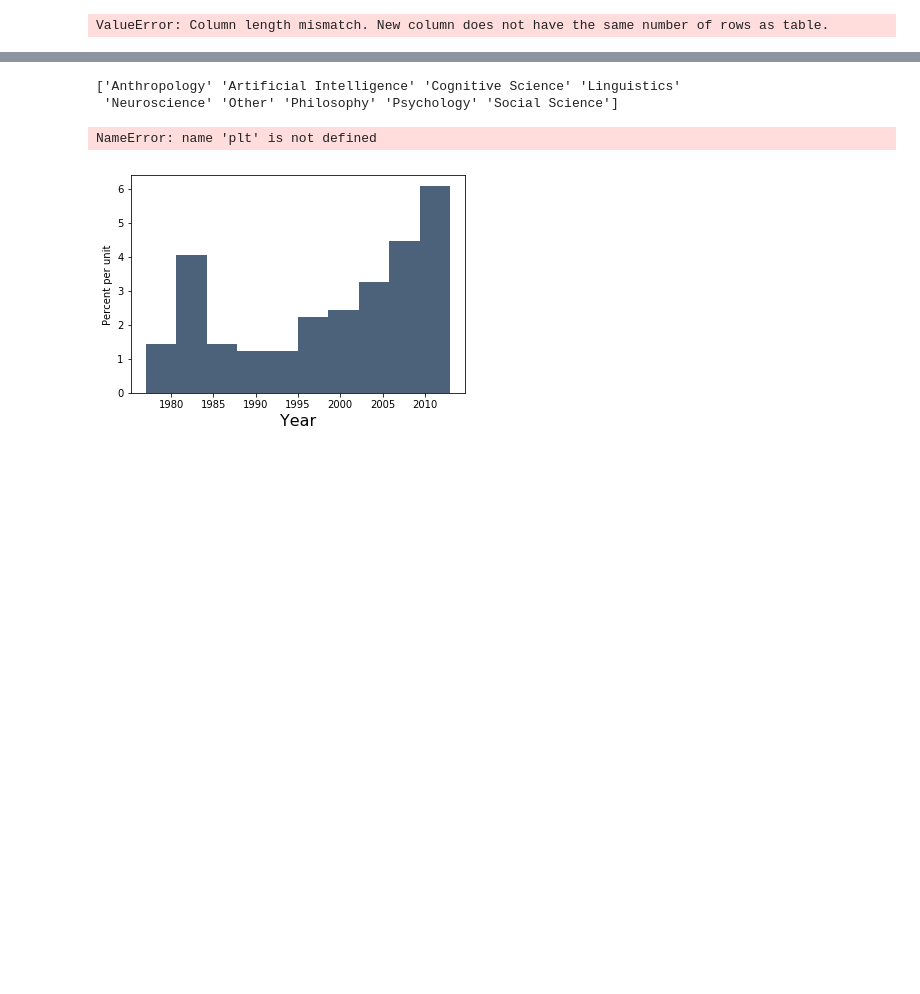
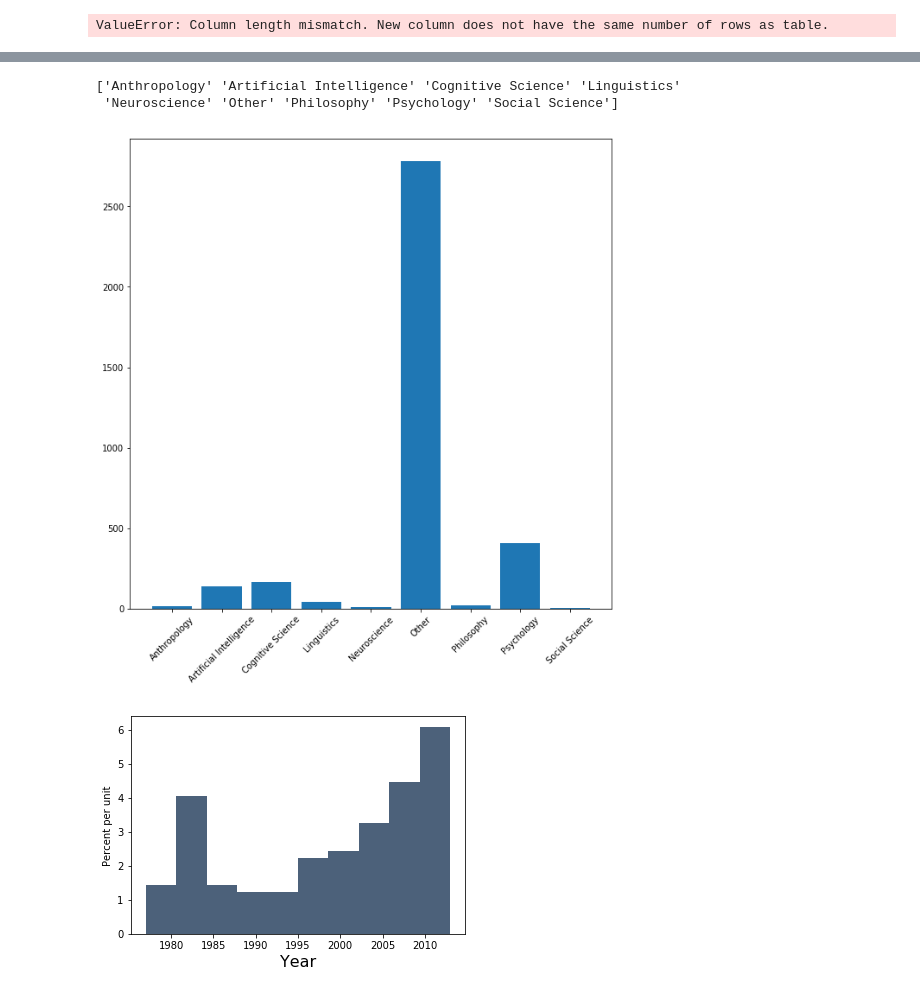
Before and after one commit to rdgao/WH2CogSci, a Jupyter notebook: parsing/parsing_JCogSci.ipynb, the cells around one changed output, grey strips where cells are left out. Saved outputs shown, nothing was run; the diff lists cells and outputs as text; code cells hidden in the pictures; blank space fills up the shorter version.

```diff
--- a/parsing/parsing_JCogSci.ipynb
+++ b/parsing/parsing_JCogSci.ipynb
@@ -264,20 +276,17 @@ results2
 # %%
 keys = np.unique(results2['aff'])
 counts = np.zeros(len(keys))
 print(keys)
 for i,k in enumerate(keys):
-#     print(i)
-#     print(keys[i])
-#     print(k)
     counts[i] = results2.where("aff", are.equal_to(k)).num_rows
 
 plt.figure(figsize=(10,10))
 plt.bar(range(len(counts)),counts)
 plt.xticks(range(len(counts)), keys, rotation=45);
-plt.ylim([0,500])
+#plt.ylim([0,500])
 # %% [output]
 ['Anthropology' 'Artificial Intelligence' 'Cognitive Science' 'Linguistics'
  'Neuroscience' 'Other' 'Philosophy' 'Psychology' 'Social Science']
-NameError: name 'plt' is not defined
+[figure, added]
 # %%
 # Artificial Intelligence
```
Also changed, not shown: parts of 17 cells of this notebook.
